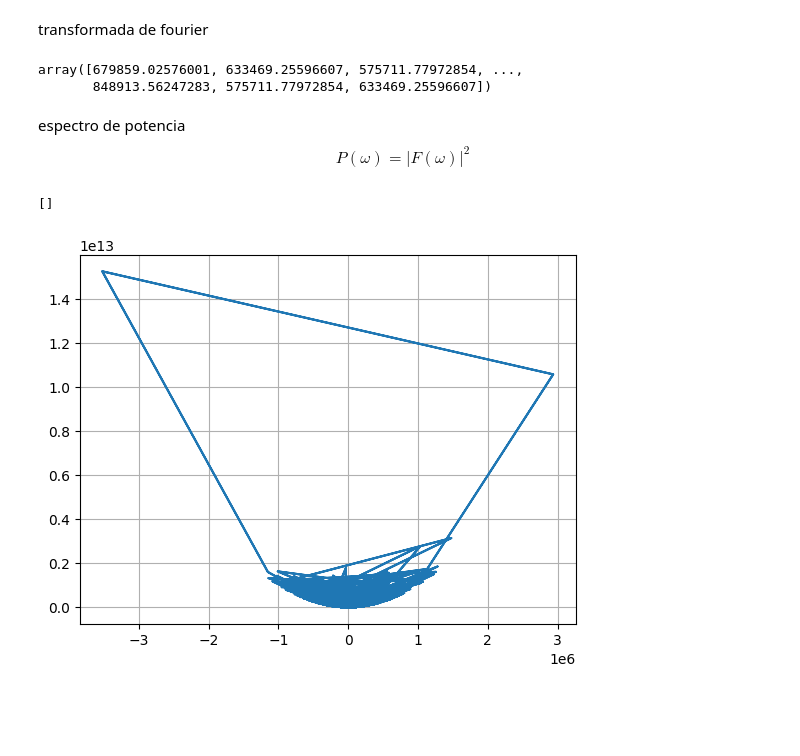
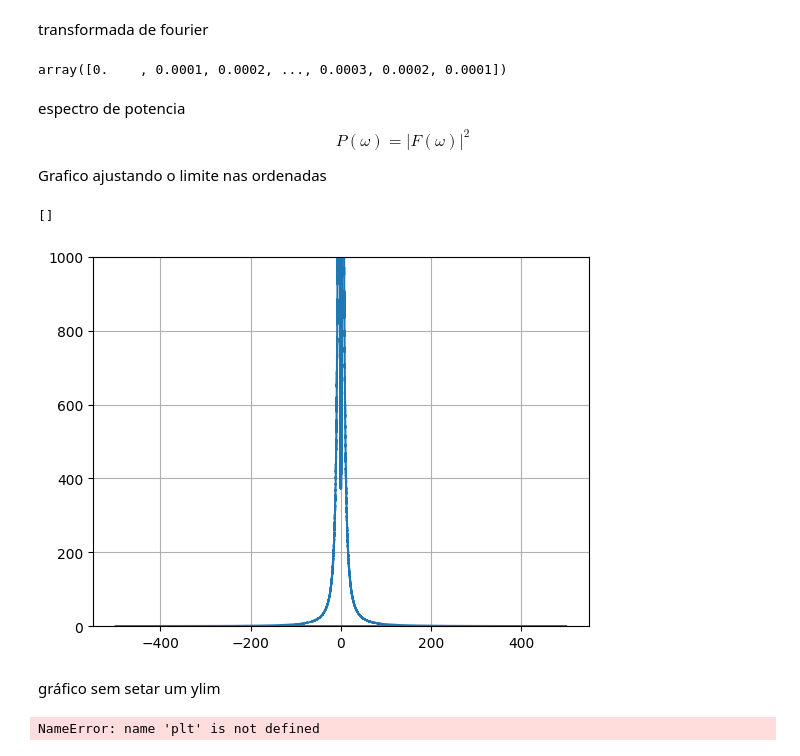
Before and after one commit to mickpires/Duffing-oscilator, a Jupyter notebook: duffing.ipynb, the cells around one changed output. Cells and saved outputs as stored; diff of their text form; code cells hidden in the pictures; blank space fills up the shorter version.

```diff
--- a/duffing.ipynb
+++ b/duffing.ipynb
@@ -98,17 +98,29 @@ xfreq = fftfreq(len(ts),x1)
 # %%
-np.abs(xf)
+np.abs(xfreq)
 # %% [output]
-array([679859.02576001, 633469.25596607, 575711.77972854, ...,
-       848913.56247283, 575711.77972854, 633469.25596607])
+array([0.    , 0.0001, 0.0002, ..., 0.0003, 0.0002, 0.0001])
 # %% [markdown]
 espectro de potencia $$ P(\omega) = |F(\omega)|^2 $$
+
+Grafico ajustando o limite nas ordenadas
+# %%
+plt.plot(xfreq,np.abs(xf)**2)
+
+plt.ylim(0,1000)
+plt.grid(True)
+plt.plot()
+# %% [output]
+[]
+[figure, added]
+# %% [markdown]
+gráfico sem setar um ylim
 # %%
-plt.plot(xf,np.abs(xf)**2)
+plt.plot(xfreq,np.abs(xf)**2)
+
 plt.grid(True)
 plt.plot()
 # %% [output]
-[]
+NameError: name 'plt' is not defined
-[figure, removed]
 # %%
 #gráfico log
 
```
Also changed, not shown: parts of 2 cells of this notebook.
